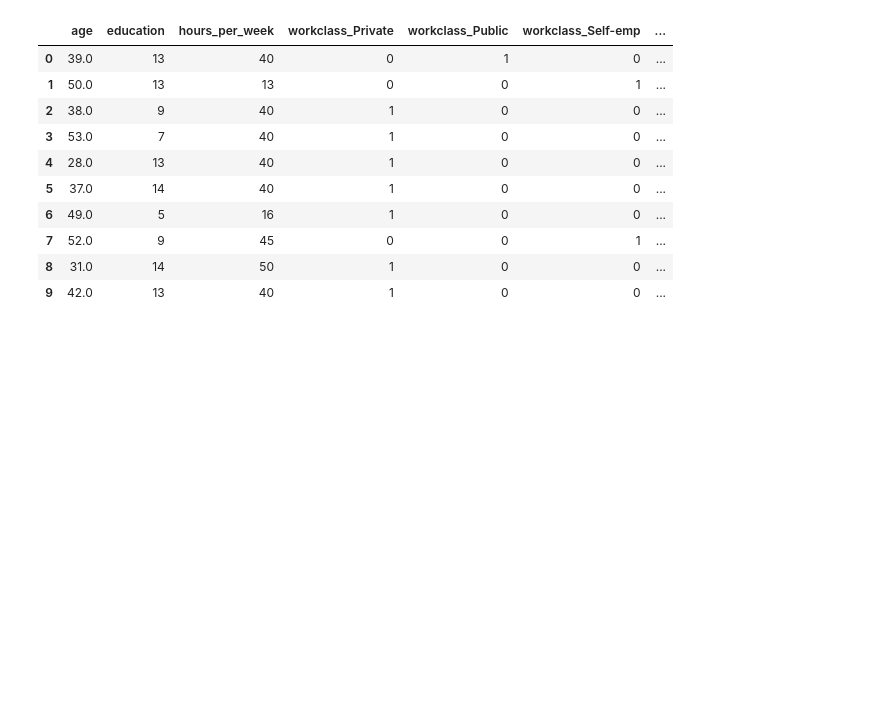
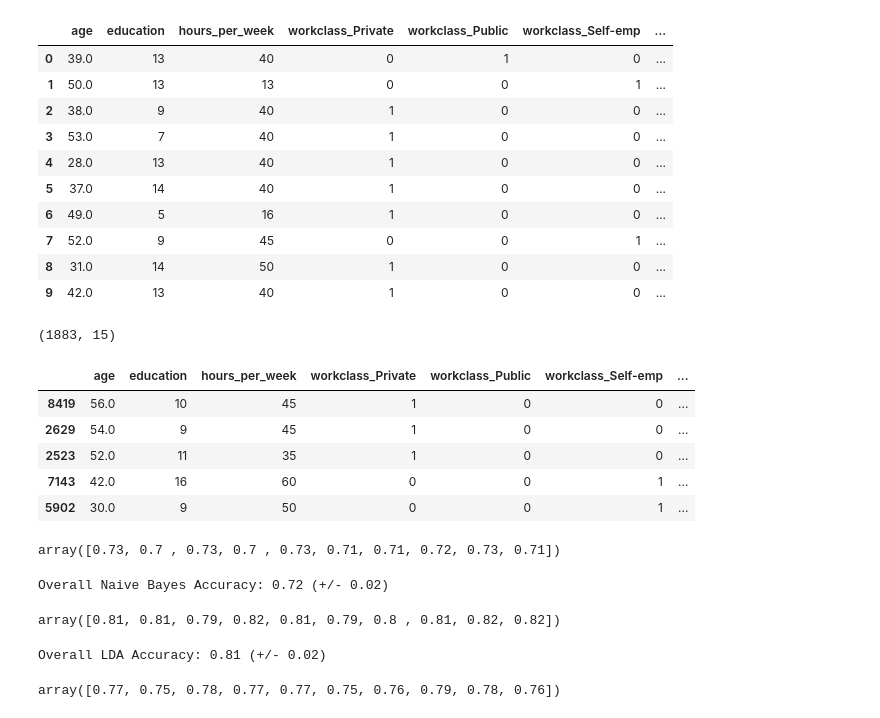
Before and after one commit to MickeyGeorge/dsc478, a Jupyter notebook: Assignment2/MichaelJanke_Assignment2.ipynb, the cells around one changed output. Saved outputs shown, nothing was run; the diff lists cells and outputs as text; code cells hidden in the pictures; blank space fills up the shorter version.

```diff
--- a/Assignment2/MichaelJanke_Assignment2.ipynb
+++ b/Assignment2/MichaelJanke_Assignment2.ipynb
@@ -1314,3 +1297,58 @@ census_ind.head(10)
 | 7 | 52.0 | 9 | 45 | 0 | 0 | 1 | ... |
 | 8 | 31.0 | 14 | 50 | 1 | 0 | 0 | ... |
 | 9 | 42.0 | 13 | 40 | 1 | 0 | 0 | ... |
+# %%
+## Split into training and test sets -- may not need this
+
+from sklearn.cross_validation import train_test_split
+census_train, census_test, census_target_train, census_target_test = train_test_split(census_ind, census_target, test_size=0.2, random_state=33)
+
+print census_test.shape
+census_test[0:5]
+# %% [output]
+(1883, 15)
+|  | age | education | hours_per_week | workclass_Private | workclass_Public | workclass_Self-emp | ... |
+| 8419 | 56.0 | 10 | 45 | 1 | 0 | 0 | ... |
+| 2629 | 54.0 | 9 | 45 | 1 | 0 | 0 | ... |
+| 2523 | 52.0 | 11 | 35 | 1 | 0 | 0 | ... |
+| 7143 | 42.0 | 16 | 60 | 0 | 0 | 1 | ... |
+| 5902 | 30.0 | 9 | 50 | 0 | 0 | 1 | ... |
+# %%
+## Naive Bayes (Gaussian) using cross-validations
+
+from sklearn import cross_validation
+
+nbclf = naive_bayes.GaussianNB()
+nbclf = nbclf.fit(census_ind, census_target)
+cv_scores_nb = cross_validation.cross_val_score(nbclf, census_ind, census_target, cv=10)
+cv_scores_nb
+# %% [output]
+array([0.73, 0.7 , 0.73, 0.7 , 0.73, 0.71, 0.71, 0.72, 0.73, 0.71])
+# %%
+print("Overall Naive Bayes Accuracy: %0.2f (+/- %0.2f)" % (cv_scores_nb.mean(), cv_scores_nb.std() * 2))
+# %% [output]
+Overall Naive Bayes Accuracy: 0.72 (+/- 0.02)
+# %%
+## Linear Discriminate Analysis using cross-validations
+
+from sklearn.discriminant_analysis import LinearDiscriminantAnalysis
+
+ldclf = LinearDiscriminantAnalysis()
+ldclf = ldclf.fit(census_ind, census_target)
+cv_scores_lda = cross_validation.cross_val_score(ldclf, census_ind, census_target, cv=10)
+cv_scores_lda
+# %% [output]
+array([0.81, 0.81, 0.79, 0.82, 0.81, 0.79, 0.8 , 0.81, 0.82, 0.82])
+# %%
+print("Overall LDA Accuracy: %0.2f (+/- %0.2f)" % (cv_scores_lda.mean(), cv_scores_lda.std() * 2))
+# %% [output]
+Overall LDA Accuracy: 0.81 (+/- 0.02)
+# %%
+## Decision Tree using cross-validation
+
+treeclf = tree.DecisionTreeClassifier(criterion='entropy', min_samples_split=3)
+treeclf = treeclf.fit(census_ind, census_target)
+cv_scores_tree = cross_validation.cross_val_score(treeclf, census_ind, census_target, cv=10)
+cv_scores_tree
+# %% [output]
+array([0.77, 0.75, 0.78, 0.77, 0.77, 0.75, 0.76, 0.79, 0.78, 0.76])
```
Also changed, not shown: parts of 18 cells of this notebook, 1 other file.
